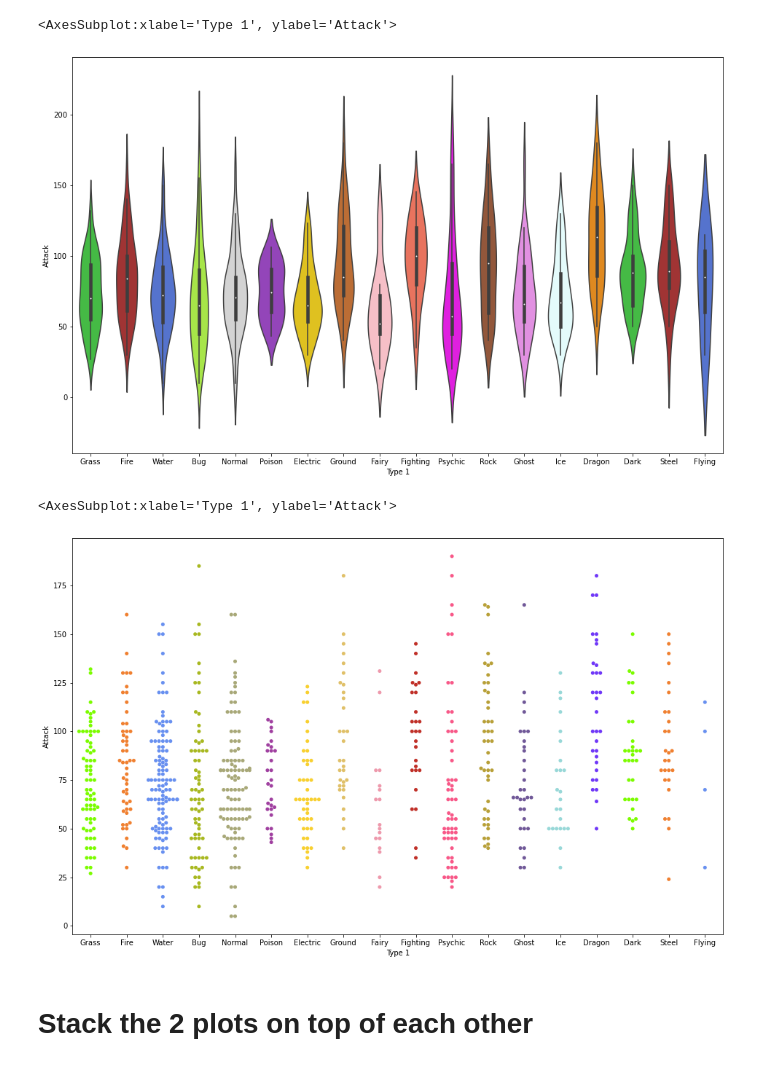
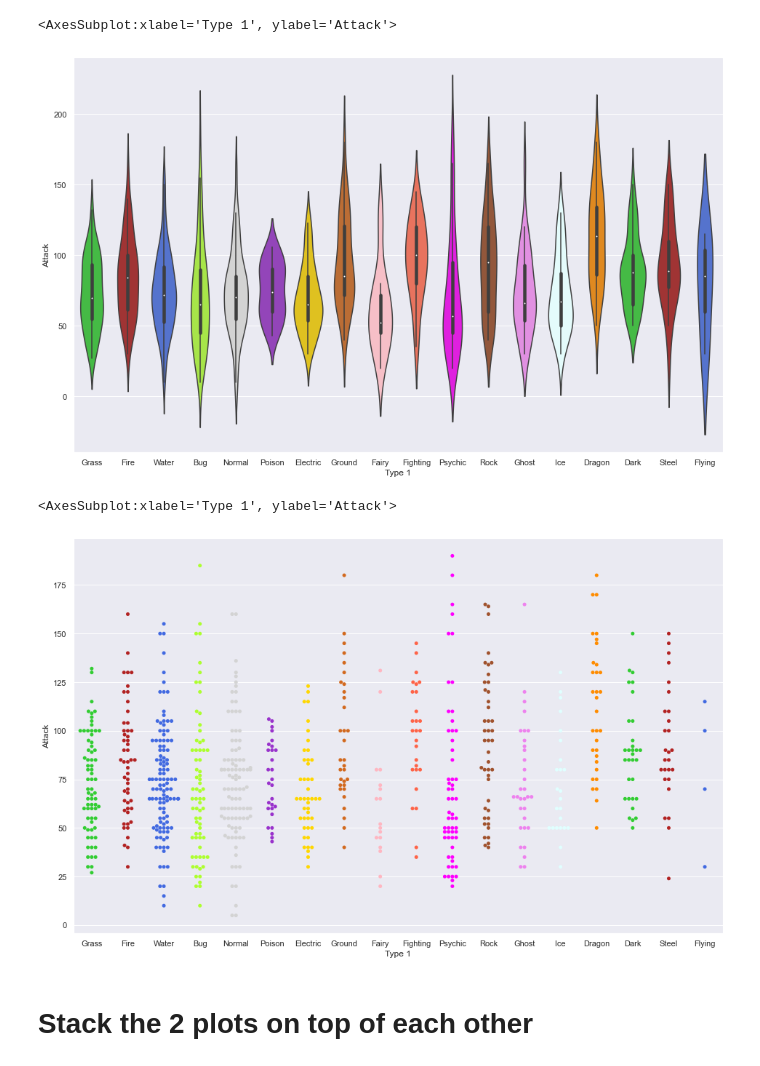
Before and after one commit to CaitlynCarney/my-reference-book, a Jupyter notebook: making_visuals/seaborn/extra_customizations.ipynb, the cells around one changed output. Drawn from its saved outputs; the diff is of its cells as text; code cells hidden in the pictures.

```diff
--- a/making_visuals/seaborn/extra_customizations.ipynb
+++ b/making_visuals/seaborn/extra_customizations.ipynb
@@ -30,16 +33,16 @@ pkmn_type_colors = ['limegreen',  # Grass
                     'sienna',  # Rock
                     'violet',  # Ghost
                     'lightcyan',  # Ice
-                    'darkorange',  # Dragon
-                   ]
+                    'darkorange',]  # Dragon
 # %%
+sns.set(style="darkgrid")
 plt.figure(figsize=(16,10))
 # Violin plot with Pokemon color palette
 sns.violinplot(x='Type 1', y='Attack', data=df,
                palette=pkmn_type_colors) # Set color palette
 # %% [output]
 <AxesSubplot:xlabel='Type 1', ylabel='Attack'>
-[figure, old version]
+[figure, new version]
 # %%
 plt.figure(figsize=(16,10))
 # Swarm plot with Pokemon color palette
@@ -47,7 +50,7 @@ sns.swarmplot(x='Type 1', y='Attack', data=df,
               palette=pkmn_type_colors)
 # %% [output]
 <AxesSubplot:xlabel='Type 1', ylabel='Attack'>
-[figure, old version]
+[figure, new version]
 # %% [markdown]
 # Stack the 2 plots on top of each other
 # %%
```
Also changed, not shown: parts of 2 cells of this notebook.
